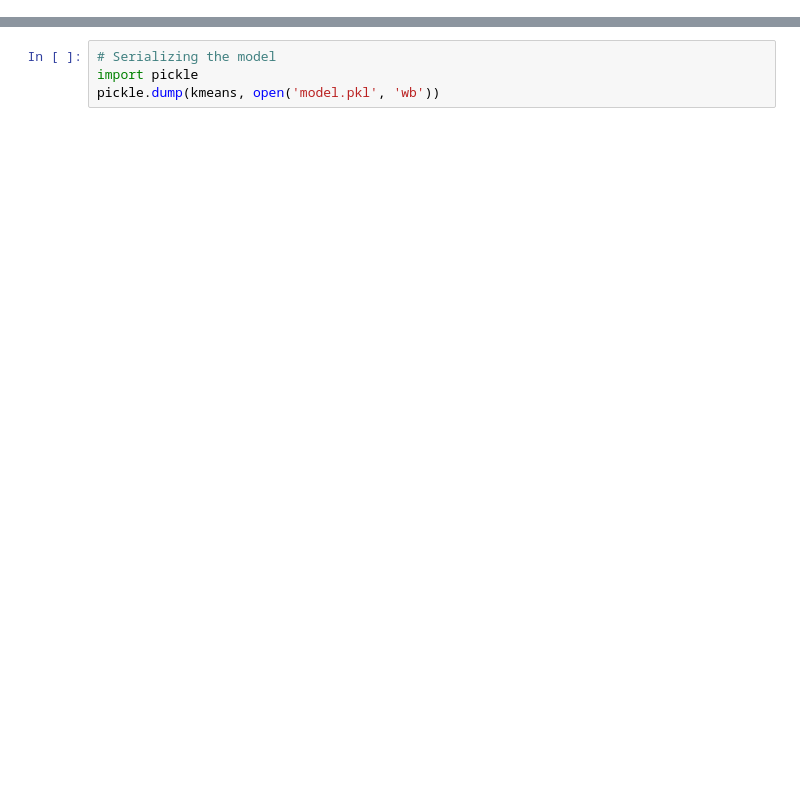
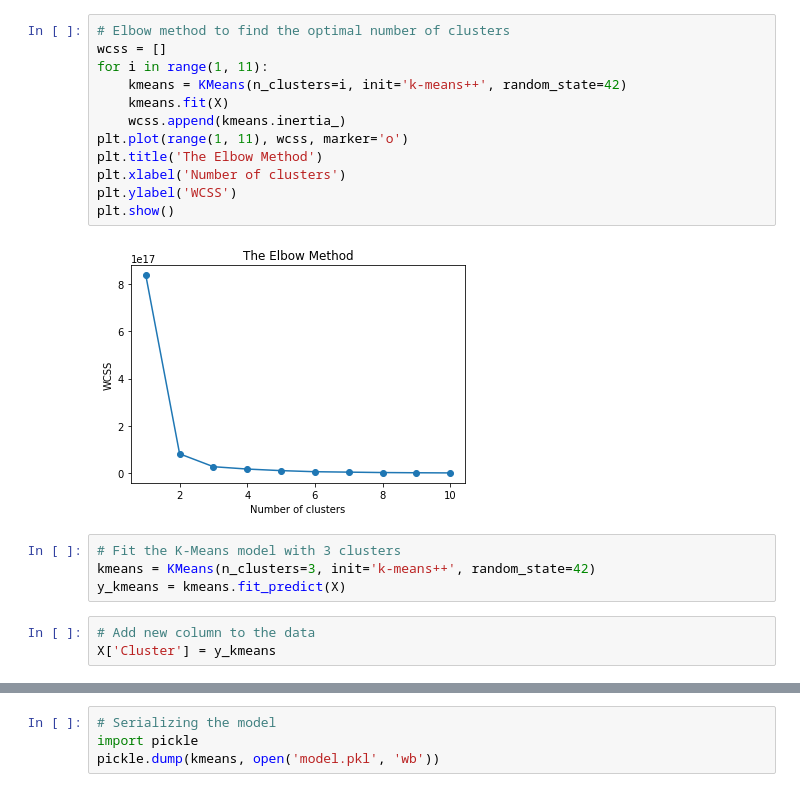
Before and after one commit to sadfox777/flask-clustering, a Jupyter notebook: model/model.ipynb, the cells around one changed output, grey strips where cells are left out. Saved outputs shown, nothing was run; the diff lists cells and outputs as text; blank space fills up the shorter version.

```diff
--- a/model/model.ipynb
+++ b/model/model.ipynb
@@ -91,2 +139,23 @@ df = df[['Height', 'Weight']]
+# %%
+# Elbow method to find the optimal number of clusters
+wcss = []
+for i in range(1, 11):
+    kmeans = KMeans(n_clusters=i, init='k-means++', random_state=42)
+    kmeans.fit(X)
+    wcss.append(kmeans.inertia_)
+plt.plot(range(1, 11), wcss, marker='o')
+plt.title('The Elbow Method')
+plt.xlabel('Number of clusters')
+plt.ylabel('WCSS')
+plt.show()
+# %% [output]
+[figure, added]
+# %%
+# Fit the K-Means model with 3 clusters
+kmeans = KMeans(n_clusters=3, init='k-means++', random_state=42)
+y_kmeans = kmeans.fit_predict(X)
+# %%
+# Add new column to the data
+X['Cluster'] = y_kmeans
 # %%
 # Show the first 5 rows of the data
```
Also changed, not shown: parts of 33 cells of this notebook, 3 other files.
